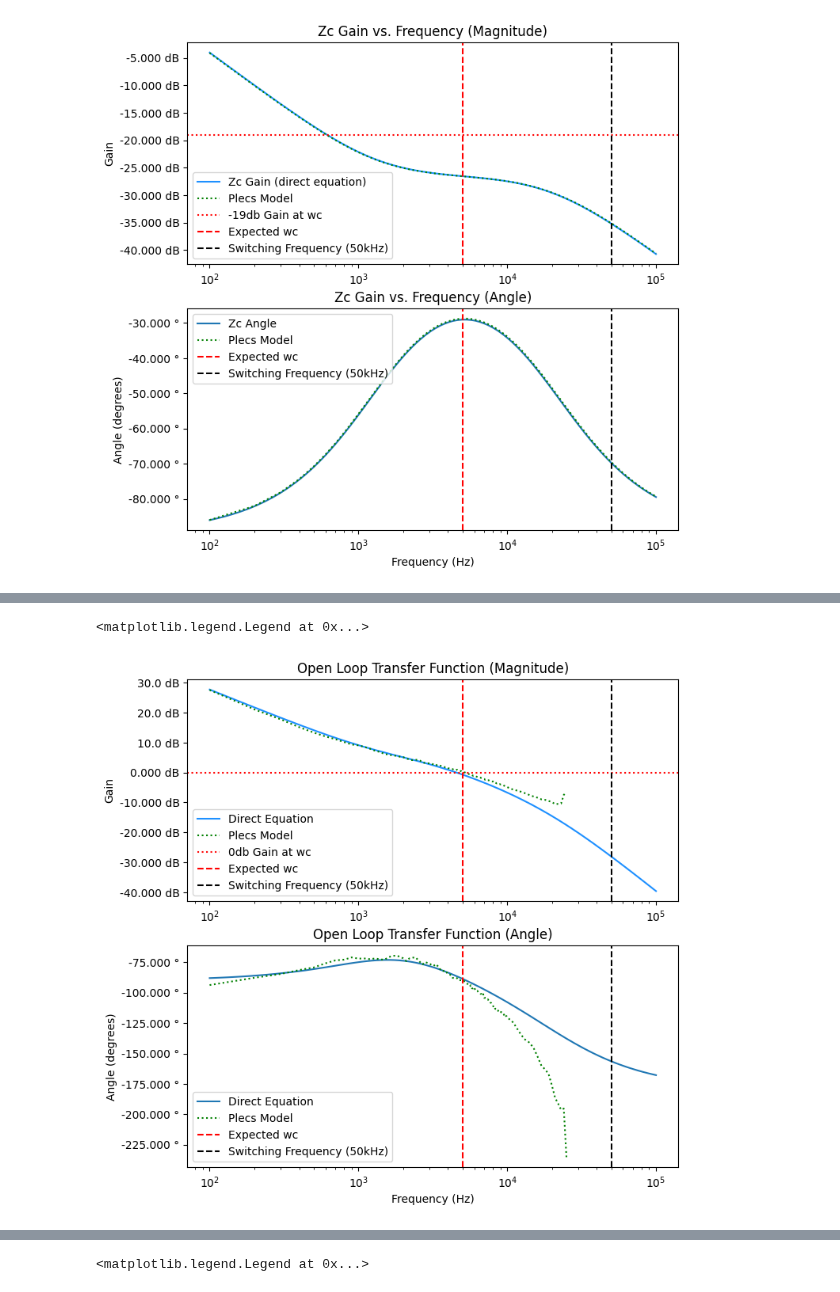
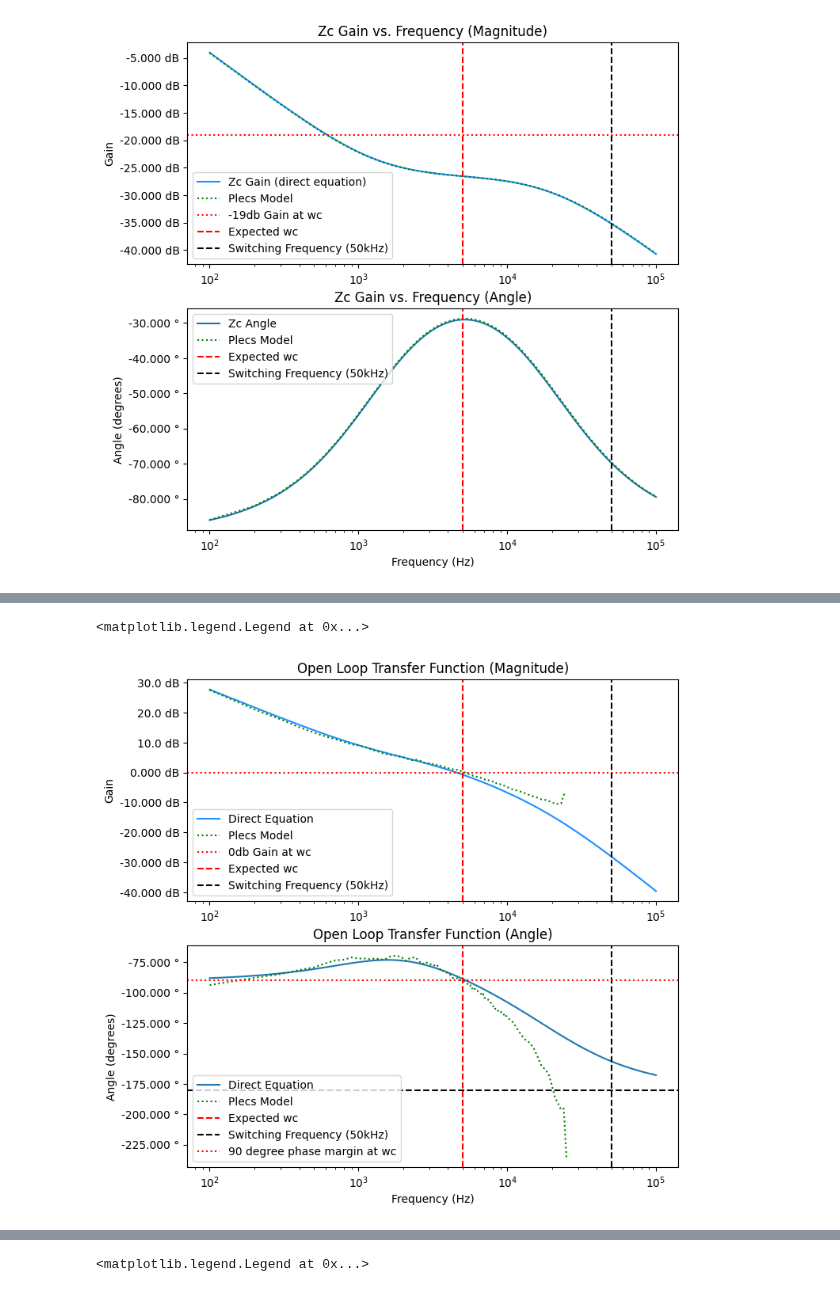
Before and after one commit to ianeyk/wind-turbine, a Jupyter notebook: small_wind_turbine/small_turbine_buck_converter_parameters/buck_converter_parameters.ipynb, the cells around one changed output, grey strips where cells are left out. Cells and saved outputs as stored; diff of their text form; code cells hidden in the pictures.

```diff
--- a/small_wind_turbine/small_turbine_buck_converter_parameters/buck_converter_parameters.ipynb
+++ b/small_wind_turbine/small_turbine_buck_converter_parameters/buck_converter_parameters.ipynb
@@ -248,29 +248,31 @@ In any case, the PLECS model puts out a transfer function that has about 10dB hi
 
 Using the compensator designed for the theoretical transfer function yields an open-loop transfer function in PLECS which has about a 10-fold higher gain crossover frequency than desired and a smaller than acceptable phase margin. Therefore, I redesigned the compensator
 # %%
-# df_open_loop = pd.read_csv("plecs_data/higher_current/open_loop_bode_no_quiescent.csv")
-df_open_loop = pd.read_csv("plecs_data/higher_current/open_loop_bode.csv")
+# df_open_loop = pd.read_csv("plecs_data/current_500mA/open_loop_bode_no_quiescent.csv")
+df_open_loop = pd.read_csv("plecs_data/current_500mA/open_loop_bode.csv")
 df_open_loop.set_axis(["w", "CH1", "CH2"], axis = "columns", inplace = True)
 
 theoretical_open_loop = theoretical_plant_bode * Zc
 
 fig, (ax1, ax2) = plt.subplots(nrows = 2, ncols = 1, sharex = False, sharey = False, figsize = (8, 8))
 helper.axes_labels("", "Hz", "Gain", "dB", title = "Open Loop Transfer Function (Magnitude)", ax = ax1)
 ax1.semilogx(w, to_decibels(theoretical_open_loop), linestyle = "solid", color = "dodgerblue", label = "Direct Equation")
 ax1.semilogx(df_open_loop["w"], df_open_loop["CH1"], linestyle = "dotted", color = "green", label = "Plecs Model")
 ax1.axhline(y = 0, linestyle = "dotted", color = "red", label = "0db Gain at wc")
 ax1.axvline(x = expected_wc, linestyle = "dashed", color = "red", label = "Expected wc")
 ax1.axvline(x = 50e3, linestyle = "dashed", color = "black", label = "Switching Frequency (50kHz)")
 ax1.legend(loc = "lower left")
 
 helper.axes_labels("Frequency (Hz)", "Hz", "Angle (degrees)", "°", title = "Open Loop Transfer Function (Angle)", ax = ax2)
 ax2.semilogx(w, np.angle(theoretical_open_loop, deg = True), linestyle = "solid", label = "Direct Equation")
 ax2.semilogx(df_open_loop["w"], df_open_loop["CH2"], linestyle = "dotted", color = "green", label = "Plecs Model")
 ax2.axvline(x = expected_wc, linestyle = "dashed", color = "red", label = "Expected wc")
 ax2.axvline(x = 50e3, linestyle = "dashed", color = "black", label = "Switching Frequency (50kHz)")
+ax2.axhline(y = -90, linestyle = "dotted", color = "red", label = "90 degree phase margin at wc")
+ax2.axhline(y = -180, linestyle = "dashed", color = "black")
 ax2.legend(loc = "lower left")
 # %% [output]
 <matplotlib.legend.Legend at 0x...>
-[figure, old version]
+[figure, new version]
 # %% [markdown]
 ### Closed-Loop Transfer Function
```
Also changed, not shown: parts of 12 cells of this notebook, 37 other files.
